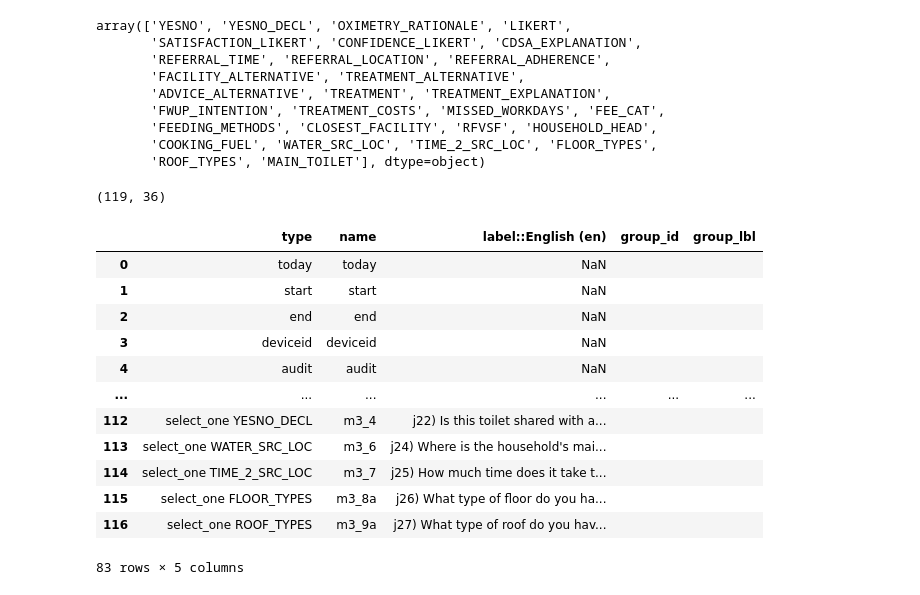
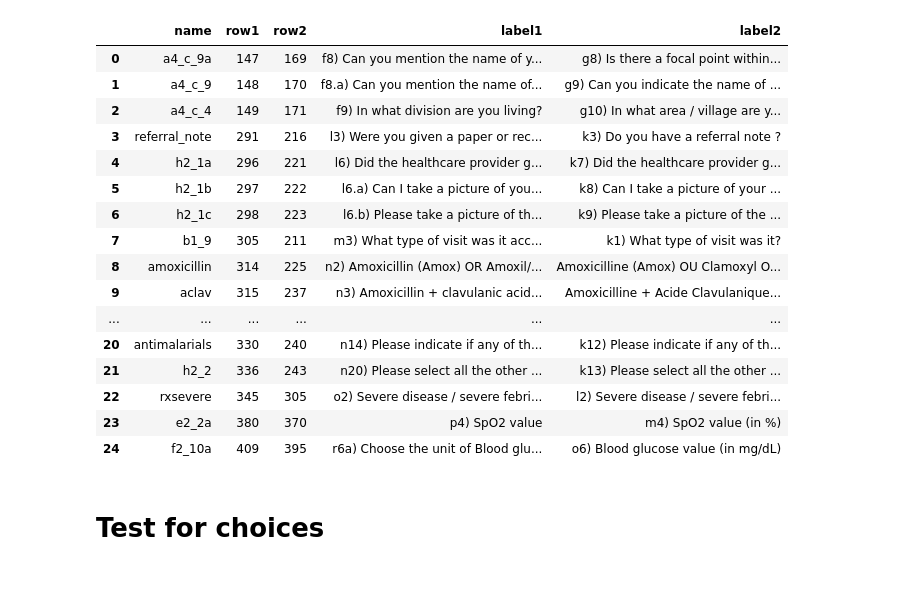
Before and after one commit to Research-IT-Swiss-TPH/dct-comparator, a Jupyter notebook: extract_info_from_xlsforms.ipynb, the cells around one changed output. Saved outputs shown, nothing was run; the diff lists cells and outputs as text; code cells hidden in the pictures.

```diff
--- a/extract_info_from_xlsforms.ipynb
+++ b/extract_info_from_xlsforms.ipynb
@@ -107,0 +60,9 @@ f1.removedQuestions(f2)
+# %%
+in_xlsx1 = r"C:\Users\langhe\switchdrive\Institution\TIMCI\1 Project details\11 DM\3 ODK\odk_forms\06 Tanzania\1-RCT-LS\01a-TIMCI-CRF-Facility-ref-form\01a-TIMCI-CRF-Facility-ref-form.xlsx"
+in_xlsx2 = r"C:\Users\langhe\switchdrive\Institution\TIMCI\1 Project details\11 DM\3 ODK\odk_forms\05 Senegal\1-RCT-LS\01a-TIMCI-CRF-Facility-Senegal-form\01a-TIMCI-CRF-Facility-Senegal-form.xlsx"
+f1 = form.Form(in_xlsx1,
+               survey = "RCT/LS day 0 form")
+f2 = form.Form(in_xlsx2,
+               survey = "RCT/LS day 0 form")
+# %%
+f1.addedQuestions(f2)
@@ -108,37 +105,24 @@ f1.removedQuestions(f2)
+# %%
+f1.modifiedLabel(f2)
+# %% [output]
+|  | name | row1 | row2 | label1 | label2 |
+| 0 | a4_c_9a | 147 | 169 | f8) Can you mention the name of y... | g8) Is there a focal point within... |
+| 1 | a4_c_9 | 148 | 170 | f8.a) Can you mention the name of... | g9) Can you indicate the name of ... |
+| 2 | a4_c_4 | 149 | 171 | f9) In what division are you living? | g10) In what area / village are y... |
+| 3 | referral_note | 291 | 216 | l3) Were you given a paper or rec... | k3) Do you have a referral note ? |
+| 4 | h2_1a | 296 | 221 | l6) Did the healthcare provider g... | k7) Did the healthcare provider g... |
+| 5 | h2_1b | 297 | 222 | l6.a) Can I take a picture of you... | k8) Can I take a picture of your ... |
+| 6 | h2_1c | 298 | 223 | l6.b) Please take a picture of th... | k9) Please take a picture of the ... |
+| 7 | b1_9 | 305 | 211 | m3) What type of visit was it acc... | k1) What type of visit was it? |
+| 8 | amoxicillin | 314 | 225 | n2) Amoxicillin (Amox) OR Amoxil/... | Amoxicilline (Amox) OU Clamoxyl O... |
+| 9 | aclav | 315 | 237 | n3) Amoxicillin + clavulanic acid... | Amoxicilline + Acide Clavulanique... |
+| ... | ... | ... | ... | ... | ... |
+| 20 | antimalarials | 330 | 240 | n14) Please indicate if any of th... | k12) Please indicate if any of th... |
+| 21 | h2_2 | 336 | 243 | n20) Please select all the other ... | k13) Please select all the other ... |
+| 22 | rxsevere | 345 | 305 | o2) Severe disease / severe febri... | l2) Severe disease / severe febri... |
+| 23 | e2_2a | 380 | 370 | p4) SpO2 value | m4) SpO2 value (in %) |
+| 24 | f2_10a | 409 | 395 | r6a) Choose the unit of Blood glu... | o6) Blood glucose value (in mg/dL) |
+# %% [markdown]
+# Test for choices
 # %%
-choices_df["list_name"].dropna().unique()
+#choices_df["list_name"].dropna().unique()
-# %% [output]
-array(['YESNO', 'YESNO_DECL', 'OXIMETRY_RATIONALE', 'LIKERT',
-       'SATISFACTION_LIKERT', 'CONFIDENCE_LIKERT', 'CDSA_EXPLANATION',
-       'REFERRAL_TIME', 'REFERRAL_LOCATION', 'REFERRAL_ADHERENCE',
-       'FACILITY_ALTERNATIVE', 'TREATMENT_ALTERNATIVE',
-       'ADVICE_ALTERNATIVE', 'TREATMENT', 'TREATMENT_EXPLANATION',
-       'FWUP_INTENTION', 'TREATMENT_COSTS', 'MISSED_WORKDAYS', 'FEE_CAT',
-       'FEEDING_METHODS', 'CLOSEST_FACILITY', 'RFVSF', 'HOUSEHOLD_HEAD',
-       'COOKING_FUEL', 'WATER_SRC_LOC', 'TIME_2_SRC_LOC', 'FLOOR_TYPES',
-       'ROOF_TYPES', 'MAIN_TOILET'], dtype=object)
-# %%
-survey_df.shape
-# %% [output]
-(119, 36)
-# %%
-tmp = survey_df[survey_df["name"].notnull()]
-tmp = tmp[tmp["type"] != "note"]
-tmp = tmp[["type", "name", "label::English (en)"]]
-tmp = tmp.assign(group_id = "",
-                 group_lbl = "")
-tmp
-# %% [output]
-|  | type | name | label::English (en) | group_id | group_lbl |
-| 0 | today | today | NaN |  |  |
-| 1 | start | start | NaN |  |  |
-| 2 | end | end | NaN |  |  |
-| 3 | deviceid | deviceid | NaN |  |  |
-| 4 | audit | audit | NaN |  |  |
-| ... | ... | ... | ... | ... | ... |
-| 112 | select_one YESNO_DECL | m3_4 | j22) Is this toilet shared with a... |  |  |
-| 113 | select_one WATER_SRC_LOC | m3_6 | j24) Where is the household's mai... |  |  |
-| 114 | select_one TIME_2_SRC_LOC | m3_7 | j25) How much time does it take t... |  |  |
-| 115 | select_one FLOOR_TYPES | m3_8a | j26) What type of floor do you ha... |  |  |
-| 116 | select_one ROOF_TYPES | m3_9a | j27) What type of roof do you hav... |  |  |
-83 rows × 5 columns
```
Also changed, not shown: parts of 33 cells of this notebook, 13 other files.
